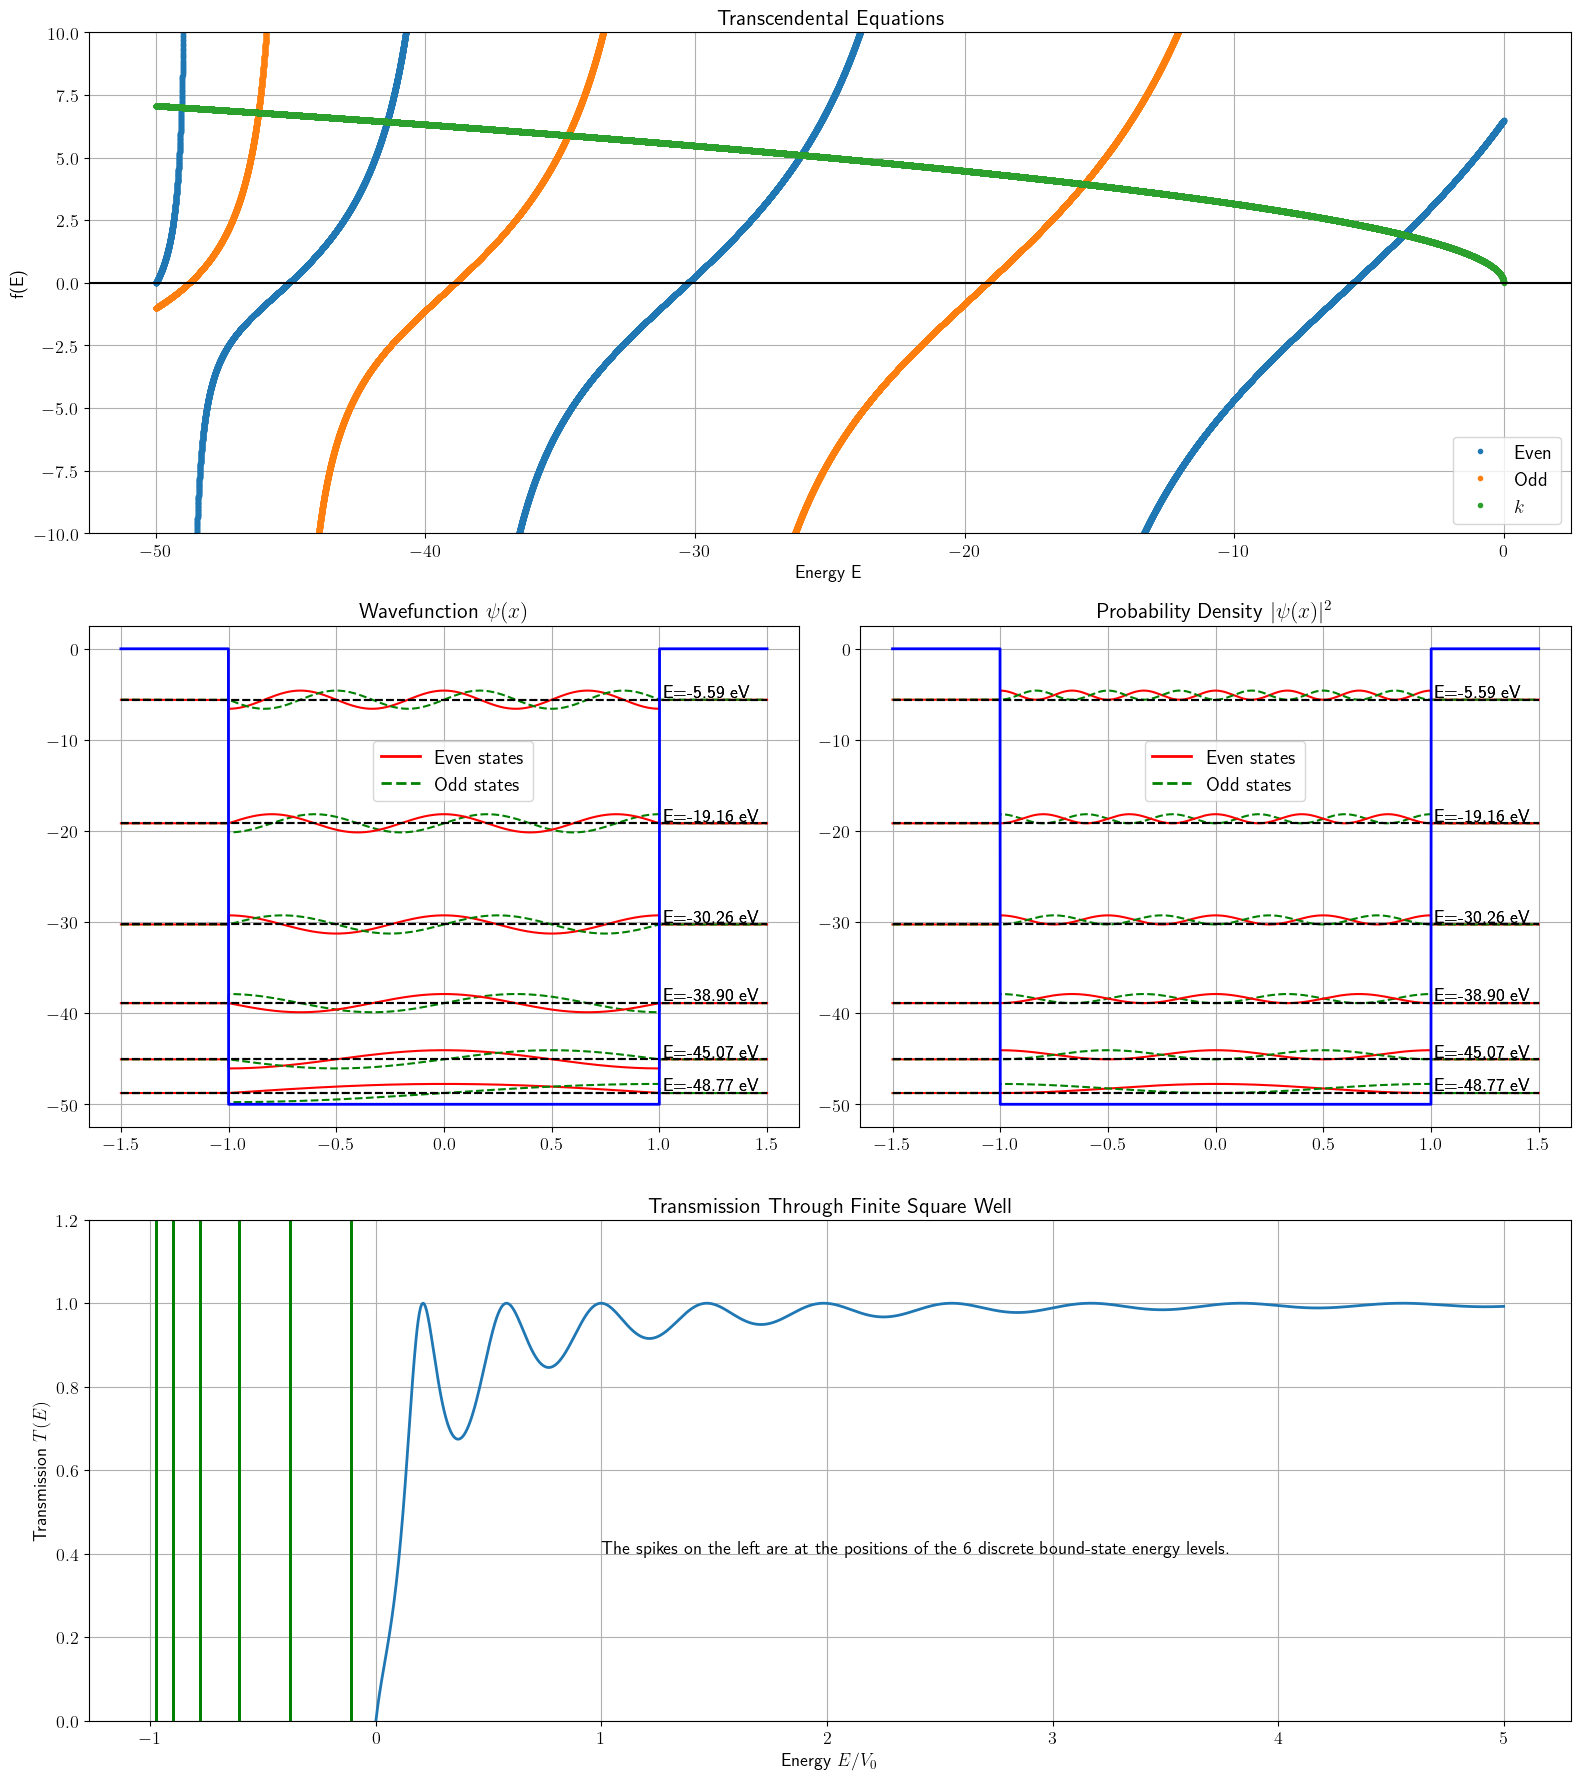
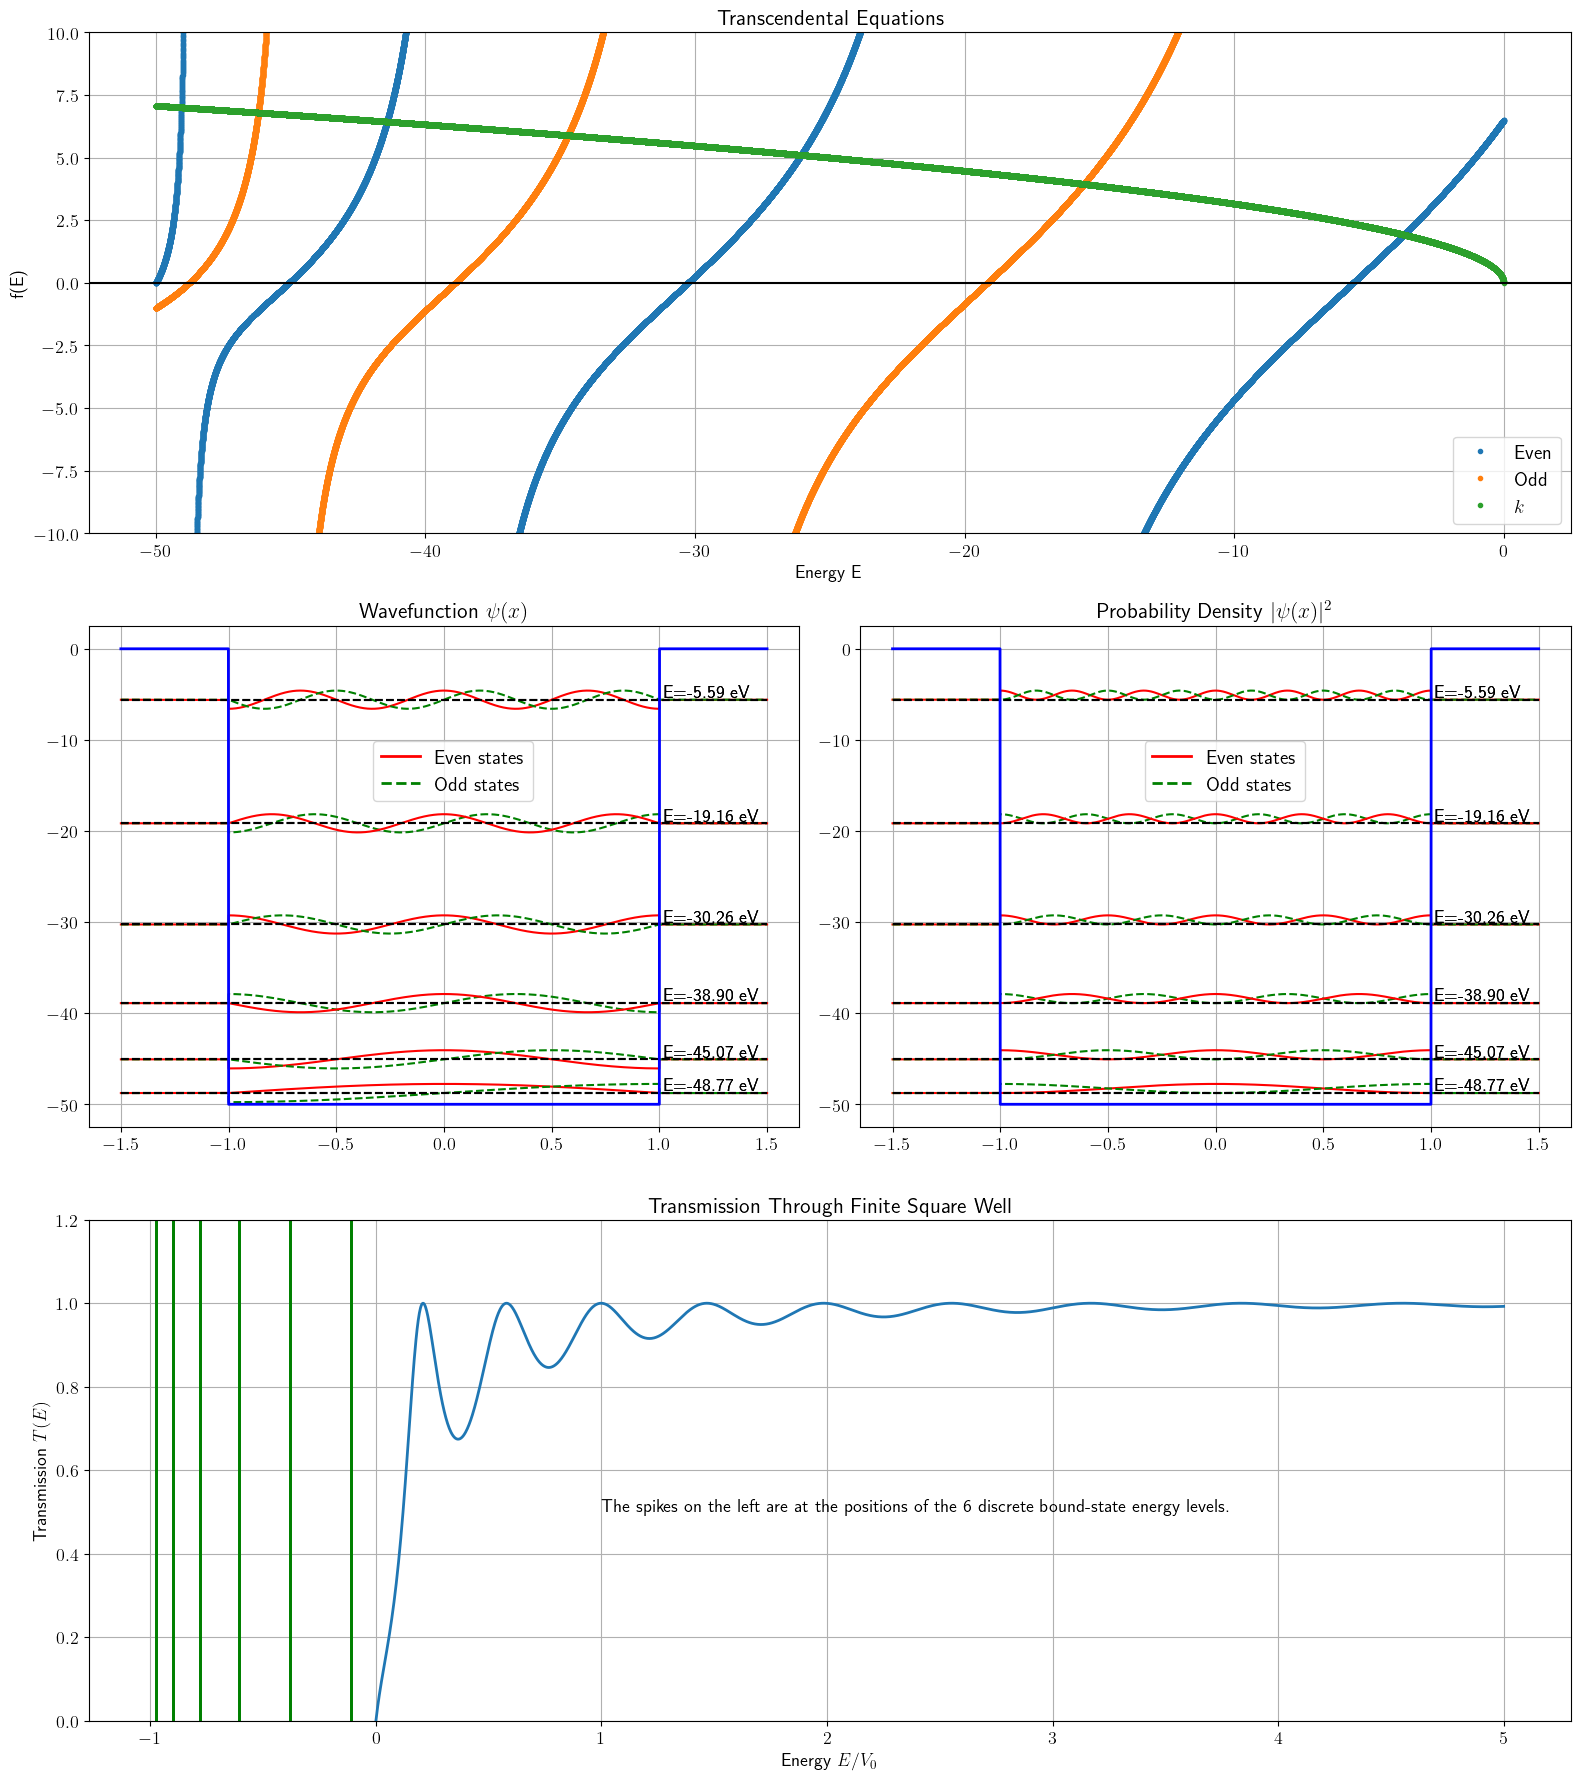
Unified diff of the notebook cell whose output changed from the first chart to the second:
--- before
+++ after
@@ -94,4 +94,5 @@
 ax3.legend(handles=legend_elements, fontsize=14, loc=(0.4,0.65))
 
+# Transmission Coefficient
 def T(E):
     
@@ -99,6 +100,6 @@
         return 0.0
 
-    k_val = np.sqrt(2*m*E)/hbar     # correct scattering wavevector
-    l_val = l(E)                    # your inside-well wavevector
+    k_val = np.sqrt(2*m*E)/hbar     # scattering wavevector
+    l_val = l(E)                    # inside-well wavevector
 
     M12 = 0.5 * np.array([ [1 + k_val/l_val, 1 - k_val/l_val],
@@ -128,5 +129,5 @@
     ax4.axvline(En/V0, color='green', lw=2)
 
-ax4.text(1,0.4,f'The spikes on the left are at the positions of the {len(E_even)} discrete bound-state energy levels.')
+ax4.text(1,0.5,f'The spikes on the left are at the positions of the {len(E_even)} discrete bound-state energy levels.')
 ax1.grid(True)
 ax2.grid(True)

Commit: Add files via upload